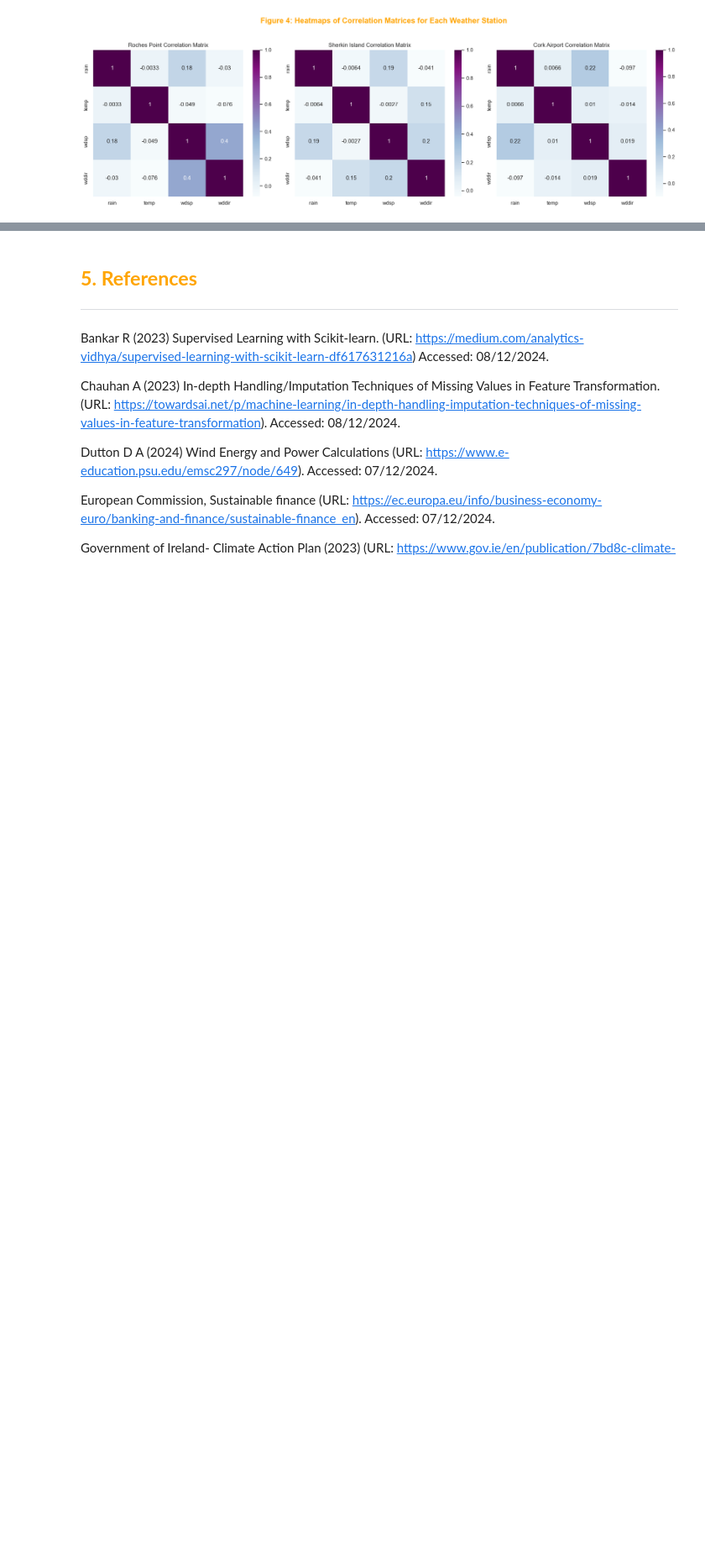
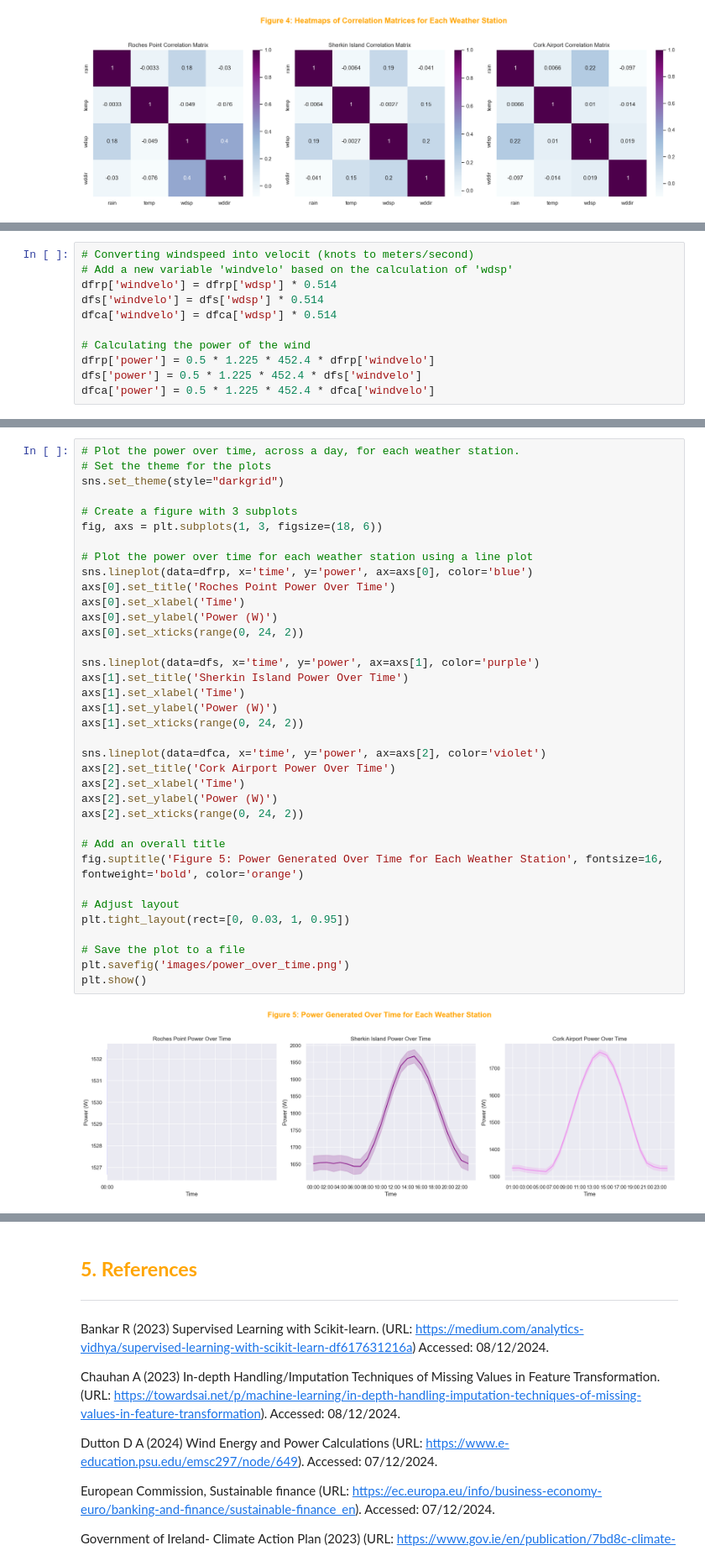
Before and after one commit to Laura6826/PFDA-project, a Jupyter notebook: wind_project.ipynb, the cells around one changed output, grey strips where cells are left out. Shown at 84% size. Cells and saved outputs as stored; diff of their text form; blank space fills up the shorter version.

Commit message:
Calculating turbine power

```diff
--- a/wind_project.ipynb
+++ b/wind_project.ipynb
@@ -913,0 +956,11 @@ If:
+# %%
+# Converting windspeed into velocit (knots to meters/second)
+# Add a new variable 'windvelo' based on the calculation of 'wdsp'
+dfrp['windvelo'] = dfrp['wdsp'] * 0.514
+dfs['windvelo'] = dfs['wdsp'] * 0.514
+dfca['windvelo'] = dfca['wdsp'] * 0.514
+
+# Calculating the power of the wind
+dfrp['power'] = 0.5 * 1.225 * 452.4 * dfrp['windvelo']
+dfs['power'] = 0.5 * 1.225 * 452.4 * dfs['windvelo']
+dfca['power'] = 0.5 * 1.225 * 452.4 * dfca['windvelo']
@@ -913,0 +1021,38 @@ If:
+# %%
+# Plot the power over time, across a day, for each weather station.
+# Set the theme for the plots
+sns.set_theme(style="darkgrid")
+
+# Create a figure with 3 subplots
+fig, axs = plt.subplots(1, 3, figsize=(18, 6))
+
+# Plot the power over time for each weather station using a line plot
+sns.lineplot(data=dfrp, x='time', y='power', ax=axs[0], color='blue')
+axs[0].set_title('Roches Point Power Over Time')
+axs[0].set_xlabel('Time')
+axs[0].set_ylabel('Power (W)')
+axs[0].set_xticks(range(0, 24, 2))
+
+sns.lineplot(data=dfs, x='time', y='power', ax=axs[1], color='purple')
+axs[1].set_title('Sherkin Island Power Over Time')
+axs[1].set_xlabel('Time')
+axs[1].set_ylabel('Power (W)')
+axs[1].set_xticks(range(0, 24, 2))
+
+sns.lineplot(data=dfca, x='time', y='power', ax=axs[2], color='violet')
+axs[2].set_title('Cork Airport Power Over Time')
+axs[2].set_xlabel('Time')
+axs[2].set_ylabel('Power (W)')
+axs[2].set_xticks(range(0, 24, 2))
+
+# Add an overall title
+fig.suptitle('Figure 5: Power Generated Over Time for Each Weather Station', fontsize=16, fontweight='bold', color='orange')
+
+# Adjust layout
+plt.tight_layout(rect=[0, 0.03, 1, 0.95])
+
+# Save the plot to a file
+plt.savefig('images/power_over_time.png')
+plt.show()
+# %% [output]
+[figure, added]
```
Also changed, not shown: parts of 13 cells of this notebook.
